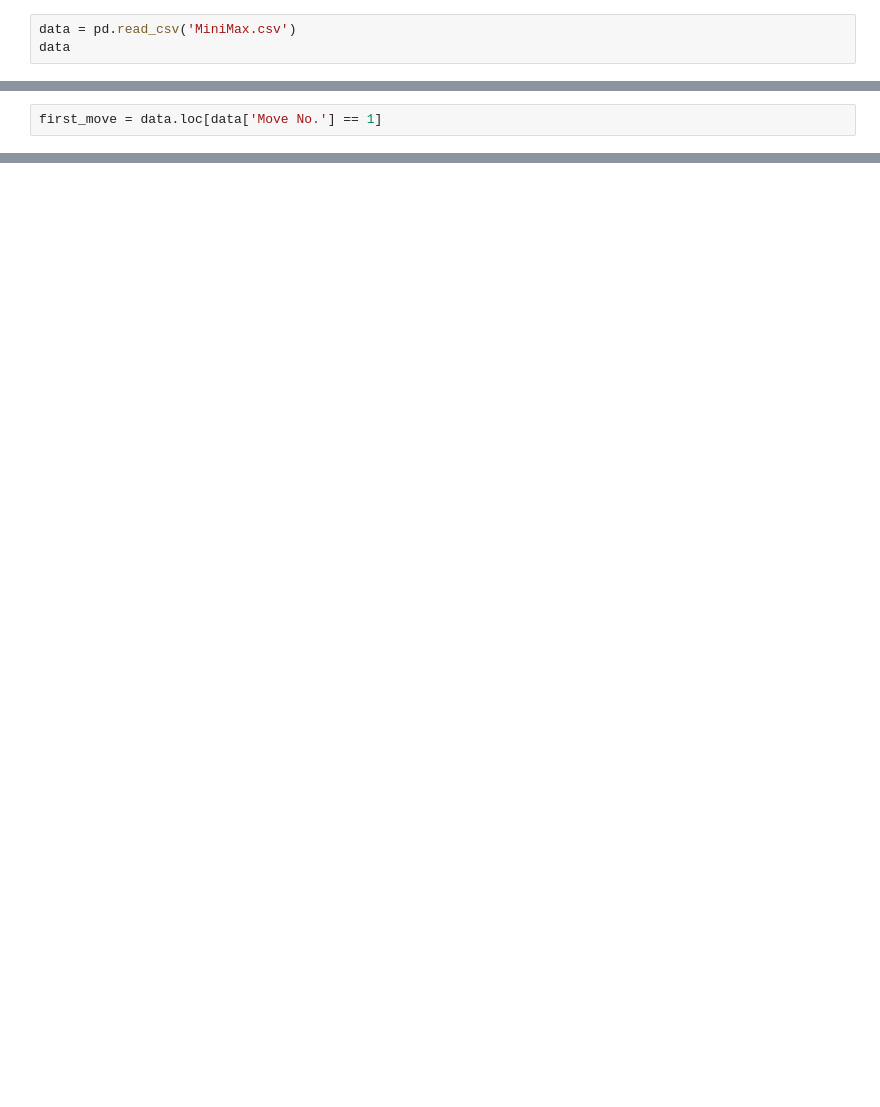
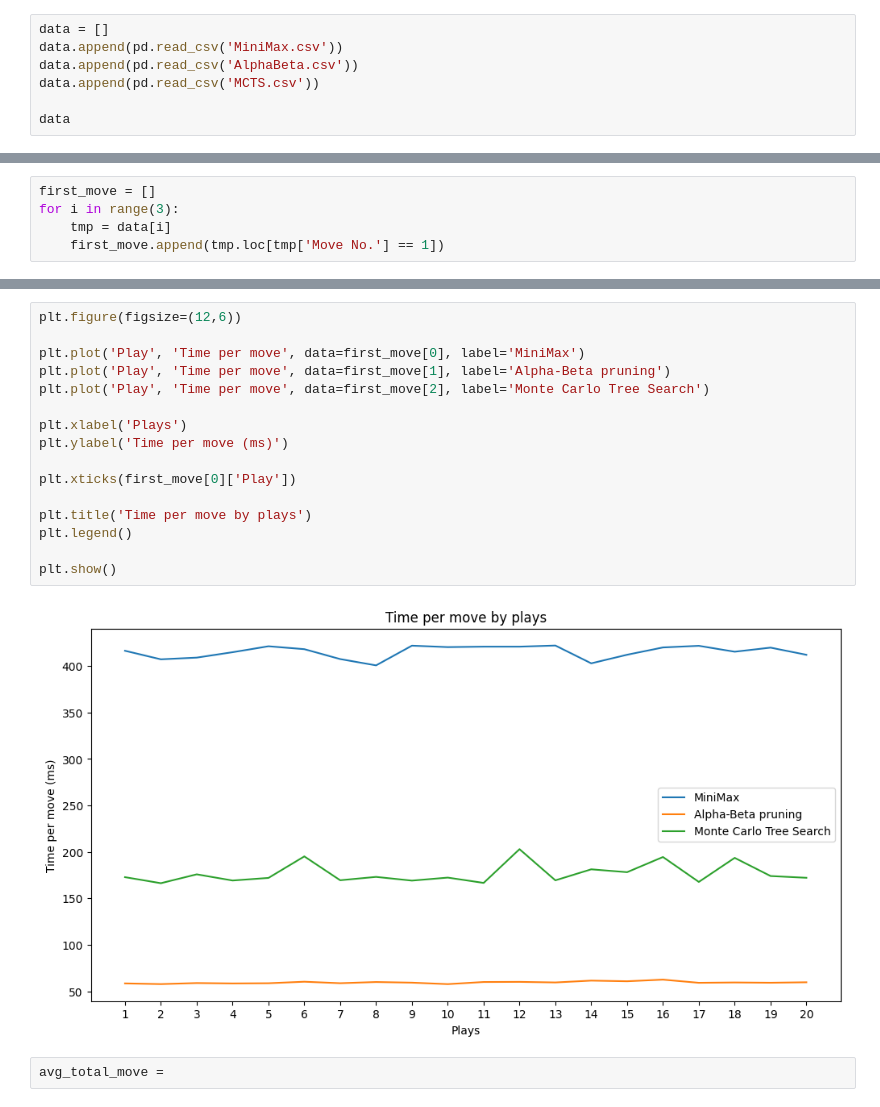
Before and after one commit to uservinhsoislearning/TicTacToeAI, a Jupyter notebook: Data/processing_data.ipynb, the cells around one changed output, grey strips where cells are left out. Cells and saved outputs as stored; diff of their text form; blank space fills up the shorter version.

Commit message:
MCTS data

```diff
--- a/Data/processing_data.ipynb
+++ b/Data/processing_data.ipynb
@@ -3,4 +4,8 @@ import pandas as pd
 # %%
-data = pd.read_csv('MiniMax.csv')
+data = []
+data.append(pd.read_csv('MiniMax.csv'))
+data.append(pd.read_csv('AlphaBeta.csv'))
+data.append(pd.read_csv('MCTS.csv'))
+
 data
 # %% [output]
@@ -20,2 +29,5 @@ data
 # %%
-first_move = data.loc[data['Move No.'] == 1]
+first_move = []
+for i in range(3):
+    tmp = data[i]
+    first_move.append(tmp.loc[tmp['Move No.'] == 1])
@@ -87,0 +100,20 @@ second_move.describe()
+# %%
+plt.figure(figsize=(12,6))
+
+plt.plot('Play', 'Time per move', data=first_move[0], label='MiniMax')
+plt.plot('Play', 'Time per move', data=first_move[1], label='Alpha-Beta pruning')
+plt.plot('Play', 'Time per move', data=first_move[2], label='Monte Carlo Tree Search')
+
+plt.xlabel('Plays')
+plt.ylabel('Time per move (ms)')
+
+plt.xticks(first_move[0]['Play'])
+
+plt.title('Time per move by plays')
+plt.legend()
+
+plt.show()
+# %% [output]
+[figure, added]
+# %%
+avg_total_move =
```
Also changed, not shown: parts of 12 cells of this notebook, 1 other file.
